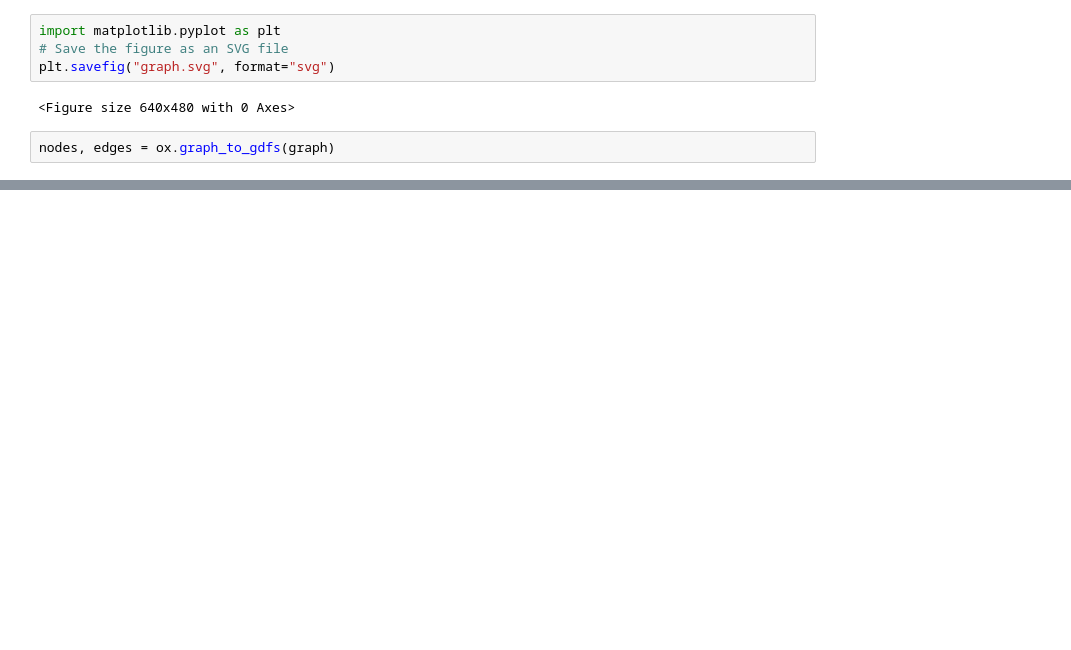
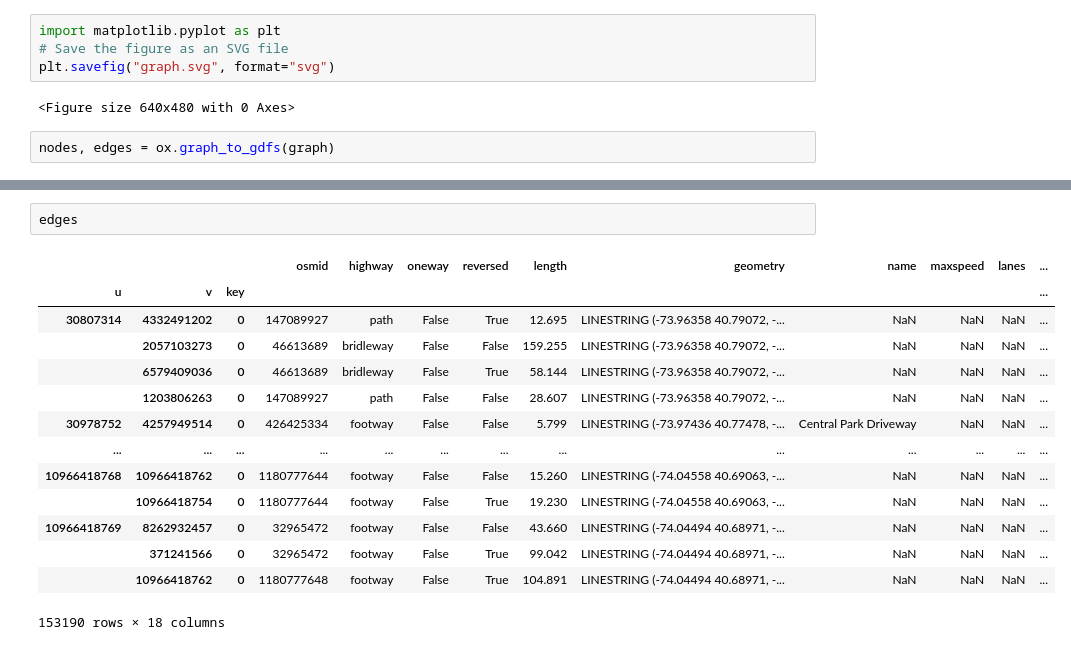
Before and after one commit to EchoCharlieII/ZenZone, a Jupyter notebook: Data_processing/test_osmnx.ipynb, the cells around one changed output, grey strips where cells are left out. Drawn from its saved outputs; the diff is of its cells as text; blank space fills up the shorter version.

Commit message:
Merging table

```diff
--- a/Data_processing/test_osmnx.ipynb
+++ b/Data_processing/test_osmnx.ipynb
@@ -42,0 +76,17 @@ u           v          key
+# %%
+edges
+# %% [output]
+|  |  |  | osmid | highway | oneway | reversed | length | geometry | name | maxspeed | lanes | ... |
+| u | v | key |  |  |  |  |  |  |  |  |  | ... |
+| 30807314 | 4332491202 | 0 | 147089927 | path | False | True | 12.695 | LINESTRING (-73.96358 40.79072, -... | NaN | NaN | NaN | ... |
+|  | 2057103273 | 0 | 46613689 | bridleway | False | False | 159.255 | LINESTRING (-73.96358 40.79072, -... | NaN | NaN | NaN | ... |
+|  | 6579409036 | 0 | 46613689 | bridleway | False | True | 58.144 | LINESTRING (-73.96358 40.79072, -... | NaN | NaN | NaN | ... |
+|  | 1203806263 | 0 | 147089927 | path | False | False | 28.607 | LINESTRING (-73.96358 40.79072, -... | NaN | NaN | NaN | ... |
+| 30978752 | 4257949514 | 0 | 426425334 | footway | False | False | 5.799 | LINESTRING (-73.97436 40.77478, -... | Central Park Driveway | NaN | NaN | ... |
+| ... | ... | ... | ... | ... | ... | ... | ... | ... | ... | ... | ... | ... |
+| 10966418768 | 10966418762 | 0 | 1180777644 | footway | False | False | 15.260 | LINESTRING (-74.04558 40.69063, -... | NaN | NaN | NaN | ... |
+|  | 10966418754 | 0 | 1180777644 | footway | False | True | 19.230 | LINESTRING (-74.04558 40.69063, -... | NaN | NaN | NaN | ... |
+| 10966418769 | 8262932457 | 0 | 32965472 | footway | False | False | 43.660 | LINESTRING (-74.04494 40.68971, -... | NaN | NaN | NaN | ... |
+|  | 371241566 | 0 | 32965472 | footway | False | True | 99.042 | LINESTRING (-74.04494 40.68971, -... | NaN | NaN | NaN | ... |
+|  | 10966418762 | 0 | 1180777648 | footway | False | True | 104.891 | LINESTRING (-74.04494 40.68971, -... | NaN | NaN | NaN | ... |
+153190 rows × 18 columns
```
Also changed, not shown: parts of 26 cells of this notebook, 8 other files.
